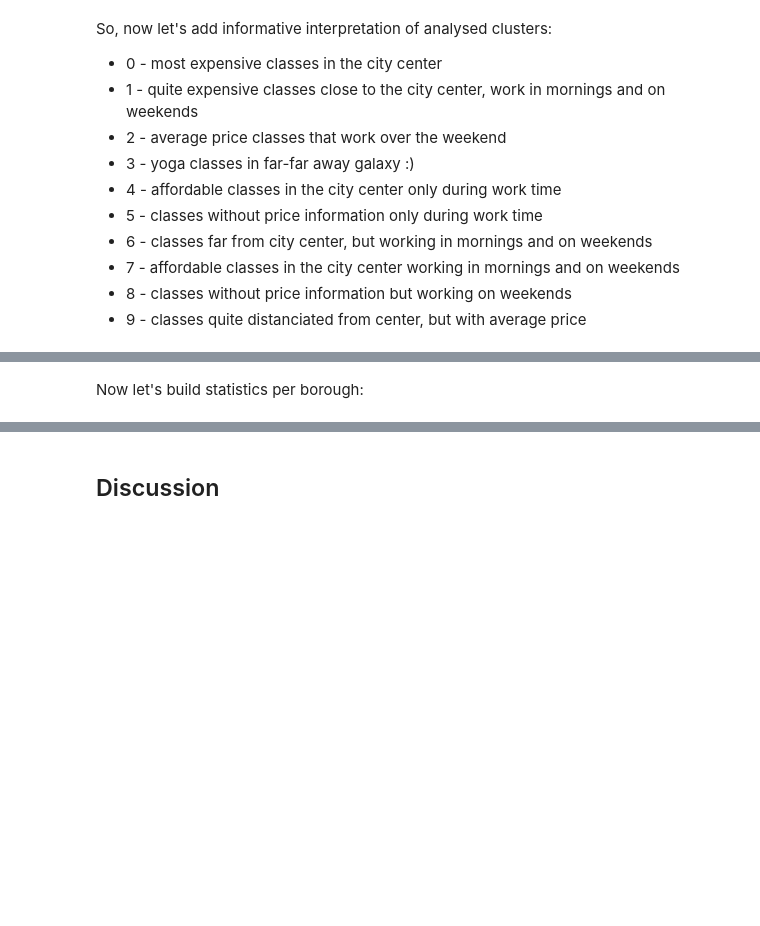
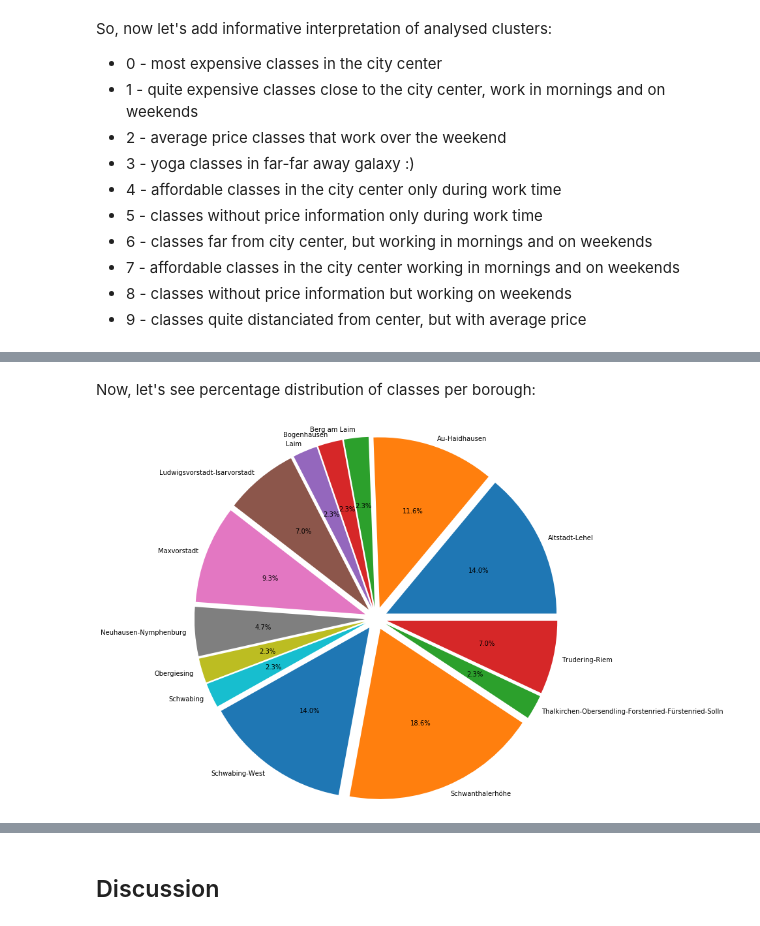
Before and after one commit to tarys/the-battle-of-neighborhoods, a Jupyter notebook: capstone-project.ipynb, the cells around one changed output, grey strips where cells are left out. Drawn from its saved outputs; the diff is of its cells as text; code cells hidden in the pictures; blank space fills up the shorter version.

```diff
--- a/capstone-project.ipynb
+++ b/capstone-project.ipynb
@@ -270,0 +310,4 @@ So, now let's add informative interpretation of analysed clusters:
+# %%
+yoga_labeled = pd.merge(yoga_classes_df, yoga_classes_df_clustering['cluster_label'], left_index=True, right_index=True)
+yoga_final = yoga_labeled[['name', 'borough','cluster_label']].sort_values(by=['borough'])
+yoga_final.head()
@@ -271,5 +321,2 @@ So, now let's add informative interpretation of analysed clusters:
 # %% [markdown]
-Now let's build statistics per borough:
+Now, let's see percentage distribution of classes per borough:
-# %%
-yoga_final = pd.merge(yoga_classes_df, yoga_classes_df_clustering, left_index=True, right_index=True)
-yoga_final
@@ -277,0 +323,15 @@ TBD
+# %%
+classes_per_borough = yoga_final[['borough', 'cluster_label']].groupby(['borough']).count()
+classes_per_borough.reset_index(inplace=True)
+values = classes_per_borough['cluster_label'].values
+labels = classes_per_borough['borough'].values
+explode = np.empty(len(values))
+explode.fill(.2)
+plt.pie(x = values,
+    labels = labels,
+    explode = explode,
+    autopct='%1.1f%%',
+    labeldistance = 1.05,
+    radius = 3);
+# %% [output]
+[figure, added]
```
Also changed, not shown: parts of 13 cells of this notebook.
